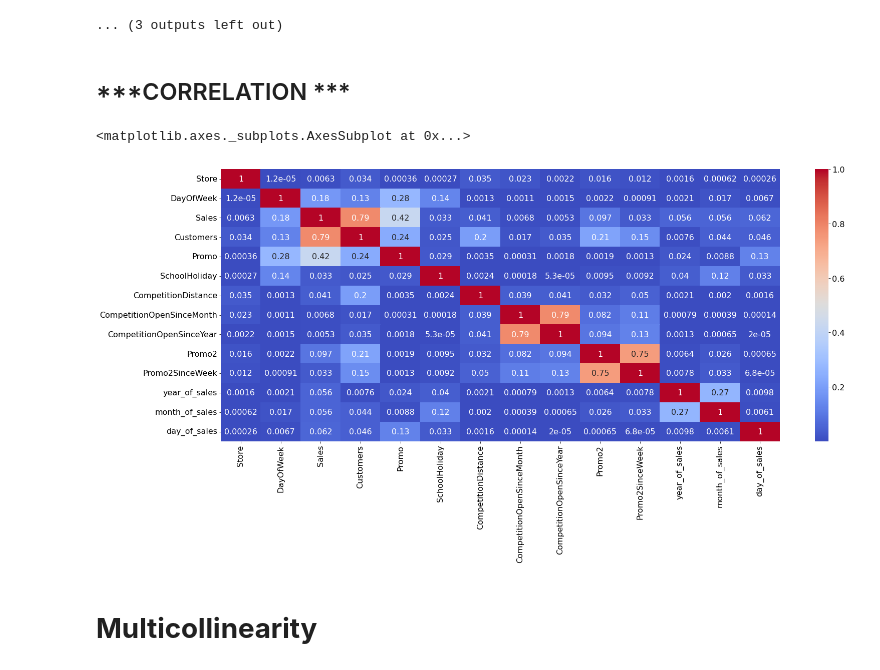
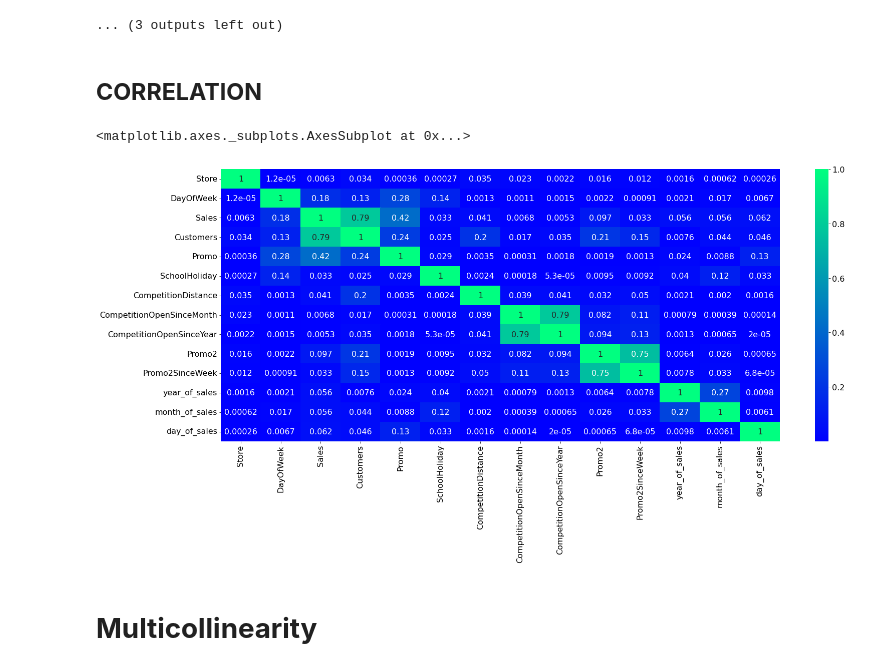
Before and after one commit to MANISH-KUMAR-CODES/Rossmann-Sales-Prediction, a Jupyter notebook: Rossmann_Sales_Prediction_Capstone_Project.ipynb, the cells around one changed output. Drawn from its saved outputs; the diff is of its cells as text; code cells hidden in the pictures.

```diff
--- a/Rossmann_Sales_Prediction_Capstone_Project.ipynb
+++ b/Rossmann_Sales_Prediction_Capstone_Project.ipynb
@@ -412,7 +412,7 @@ Index(['StateHoliday', 'StoreType', 'Assortment', 'PromoInterval'], dtype='objec
 # bar graph representation of categorical feature with Sales
 for col in categorical_features:
     counts = df.groupby([col])['Sales'].sum().sort_values(ascending = False)
-    fig = plt.figure(figsize=(10, 10))
+    fig = plt.figure(figsize=(6,5))
     plt.rcParams['font.size'] = '16'
 
     ax = fig.gca()
@@ -641,17 +639,17 @@ for i in numerical_columns[1:]:
 [figure]
 ... (3 outputs left out)
 # %% [markdown]
-## ***CORRELATION ***
+## **CORRELATION**
 # %%
-# correlation matrix and show by heatmap
+# correlation matrix, shown by heatmap
 plt.figure(figsize=(25,10))
 plt.rcParams['font.size'] = '16'
 
-correlation = df.drop(['Open','Promo2SinceYear'],axis=1).corr()
-sns.heatmap(abs(correlation), annot=True, cmap='coolwarm')
+correlation = df.drop(['Open','Promo2SinceYear'],axis=1).corr() #heatmap had problems so we dropped some columns
+sns.heatmap(abs(correlation), annot=True, cmap='winter',fmt='.2g')
 # %% [output]
 <matplotlib.axes._subplots.AxesSubplot at 0x...>
-[figure, old version]
+[figure, new version]
 # %% [markdown]
 # **Multicollinearity**
 # %%
```
Also changed, not shown: parts of 109 cells of this notebook.
